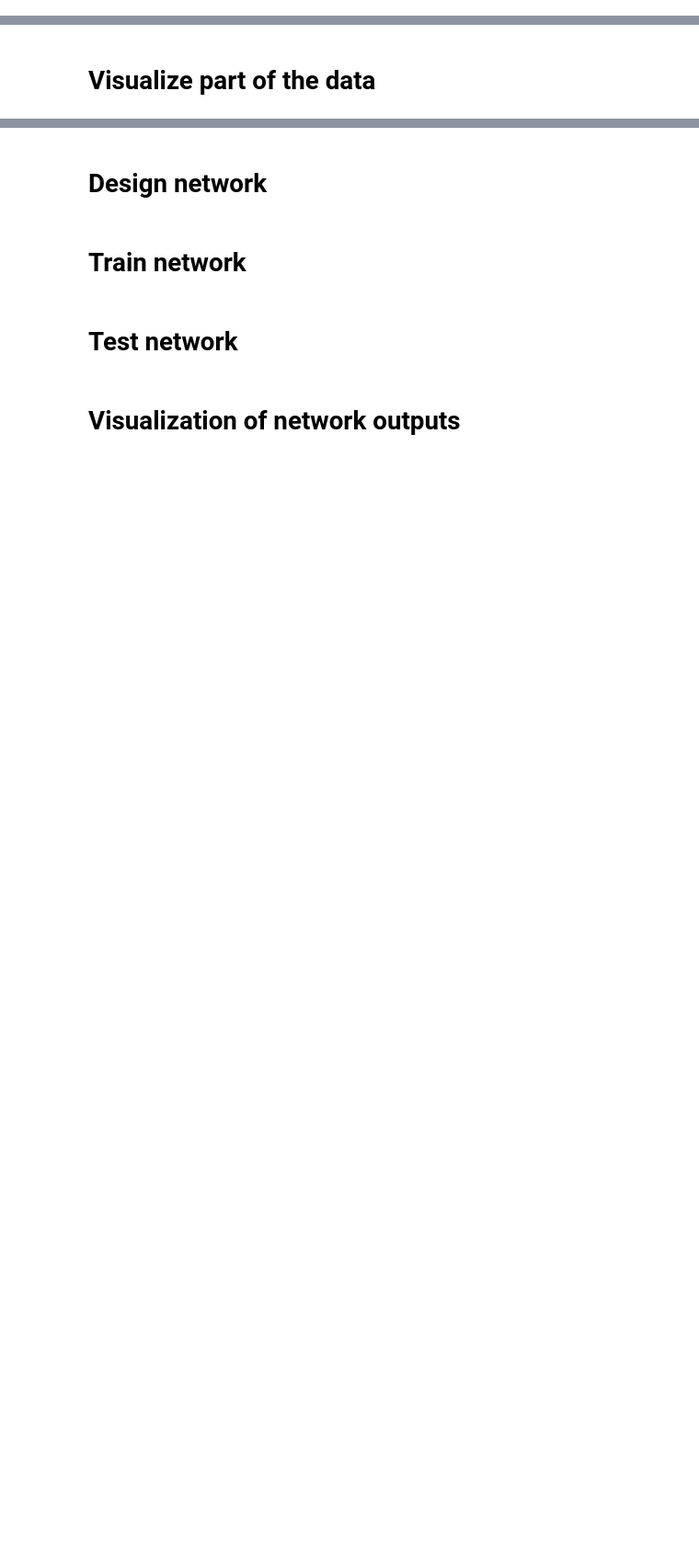
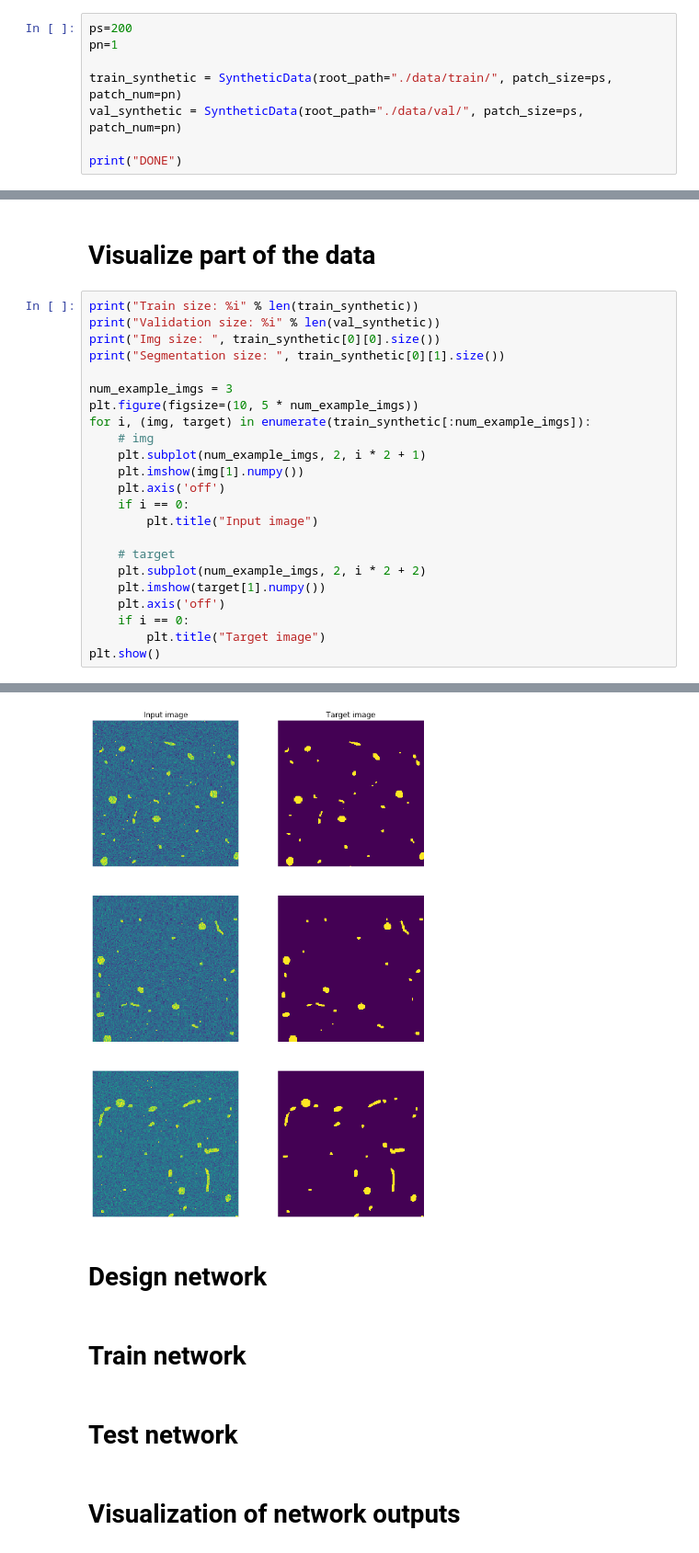
Before and after one commit to dhavalshah18/deepvesselnet, a Jupyter notebook: DeepVesselNet.ipynb, the cells around one changed output, grey strips where cells are left out. Shown: that part at 92% size. Saved outputs shown, nothing was run; the diff lists cells and outputs as text; blank space fills up the shorter version.

Commit message:
Done dataloader

```diff
--- a/DeepVesselNet.ipynb
+++ b/DeepVesselNet.ipynb
@@ -25,0 +32,8 @@ synthetic = SyntheticData(root_path = "./data/")
+# %%
+ps=200
+pn=1
+
+train_synthetic = SyntheticData(root_path="./data/train/", patch_size=ps, patch_num=pn)
+val_synthetic = SyntheticData(root_path="./data/val/", patch_size=ps, patch_num=pn)
+
+print("DONE")
@@ -26,3 +42,27 @@ synthetic = SyntheticData(root_path = "./data/")
 # %% [markdown]
 Visualize part of the data
 ============
+# %%
+print("Train size: %i" % len(train_synthetic))
+print("Validation size: %i" % len(val_synthetic))
+print("Img size: ", train_synthetic[0][0].size())
+print("Segmentation size: ", train_synthetic[0][1].size())
+
+num_example_imgs = 3
+plt.figure(figsize=(10, 5 * num_example_imgs))
+for i, (img, target) in enumerate(train_synthetic[:num_example_imgs]):
+    # img
+    plt.subplot(num_example_imgs, 2, i * 2 + 1)
+    plt.imshow(img[1].numpy())
+    plt.axis('off')
+    if i == 0:
+        plt.title("Input image")
+
+    # target
+    plt.subplot(num_example_imgs, 2, i * 2 + 2)
+    plt.imshow(target[1].numpy())
+    plt.axis('off')
+    if i == 0:
+        plt.title("Target image")
+plt.show()
+# %% [output]
@@ -29,3 +73,4 @@ Visualize part of the data
+[figure, added]
 # %% [markdown]
 Design network
 ============
```
Also changed, not shown: parts of 5 cells of this notebook, 1 other file.
